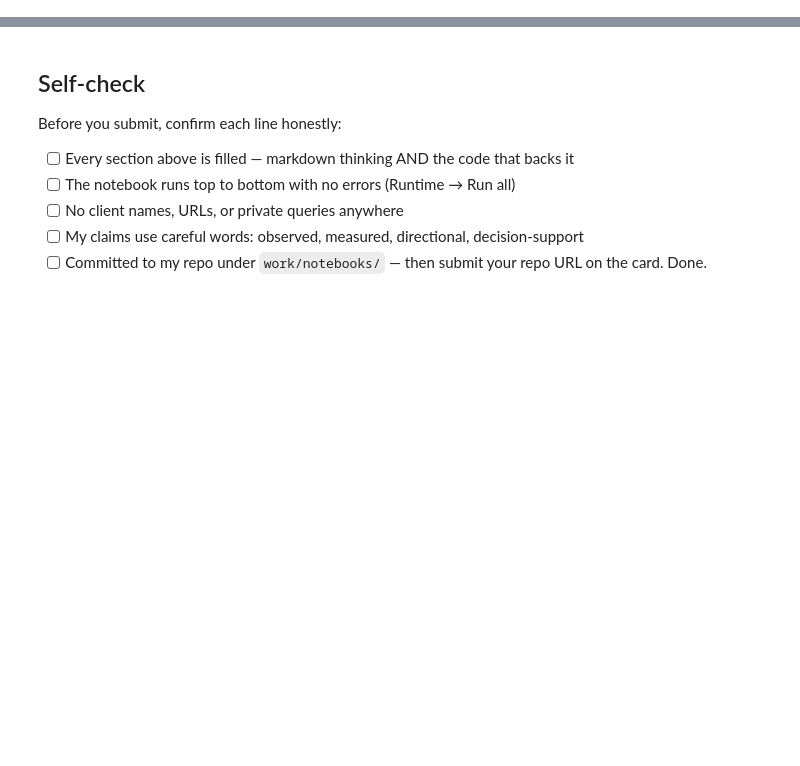
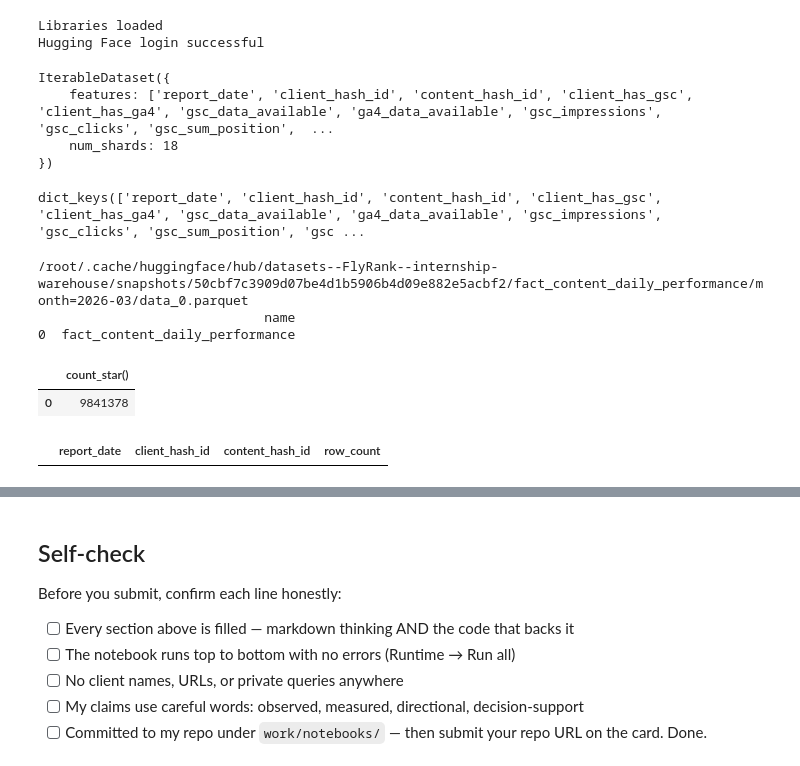
Before and after one commit to subikshasrig/FlyrankMLInternship, a Jupyter notebook: work/notebooks/w03_data_contract.ipynb, the cells around one changed output, grey strips where cells are left out. Cells and saved outputs as stored; diff of their text form; code cells hidden in the pictures; blank space fills up the shorter version.

```diff
--- a/work/notebooks/w03_data_contract.ipynb
+++ b/work/notebooks/w03_data_contract.ipynb
@@ -12,0 +17,78 @@ This skeleton is yours to fill. Work the sections **in order** — each one has
+# %%
+# This cell is for CODE (numbers, a query, a check).
+# Write your text answer in the cell ABOVE this one — typing sentences here breaks Run All.
+!pip -q install datasets huggingface_hub duckdb
+from google.colab import userdata
+from huggingface_hub import login
+from datasets import load_dataset
+import pandas as pd
+import duckdb
+print("Libraries loaded")
+login(token=userdata.get("HF_TOKEN"))
+print("Hugging Face login successful")
+# %% [output]
+Libraries loaded
+Hugging Face login successful
+# %%
+ds = load_dataset(
+    "FlyRank/internship-warehouse",
+    "fact_content_daily_performance",
+    split="train",
+    streaming=True
+)
+print(ds)
+# %% [output]
+IterableDataset({
+    features: ['report_date', 'client_hash_id', 'content_hash_id', 'client_has_gsc', 'client_has_ga4', 'gsc_data_available', 'ga4_data_available', 'gsc_impressions', 'gsc_clicks', 'gsc_sum_position',  ...
+    num_shards: 18
+})
+# %%
+sample = next(iter(ds))
+print(sample.keys())
+# %% [output]
+dict_keys(['report_date', 'client_hash_id', 'content_hash_id', 'client_has_gsc', 'client_has_ga4', 'gsc_data_available', 'ga4_data_available', 'gsc_impressions', 'gsc_clicks', 'gsc_sum_position', 'gsc ...
+# %%
+from huggingface_hub import hf_hub_download
+march_file = hf_hub_download(
+    repo_id="FlyRank/internship-warehouse",
+    repo_type="dataset",
+    filename="fact_content_daily_performance/month=2026-03/data_0.parquet"
+)
+print(march_file)
+
+import duckdb
+# Create a fresh connection
+con = duckdb.connect()
+# Register the dataframe as a SQL table
+con.register("fact_content_daily_performance", march_df)
+# Verify it exists
+print(con.sql("SHOW TABLES").df())
+# %% [output]
+/root/.cache/huggingface/hub/datasets--FlyRank--internship-warehouse/snapshots/50cbf7c3909d07be4d1b5906b4d09e882e5acbf2/fact_content_daily_performance/month=2026-03/data_0.parquet
+                             name
+0  fact_content_daily_performance
+# %%
+con.sql("""
+SELECT COUNT(*)
+FROM fact_content_daily_performance
+""").df()
+# %% [output]
+|  | count_star() |
+| 0 | 9841378 |
+# %%
+con.sql("""
+SELECT
+    report_date,
+    client_hash_id,
+    content_hash_id,
+    COUNT(*) AS row_count
+FROM fact_content_daily_performance
+GROUP BY
+    report_date,
+    client_hash_id,
+    content_hash_id
+HAVING COUNT(*) > 1
+LIMIT 5
+""").df()
+# %% [output]
+|  | report_date | client_hash_id | content_hash_id | row_count |
```
Also changed, not shown: parts of 14 cells of this notebook.
